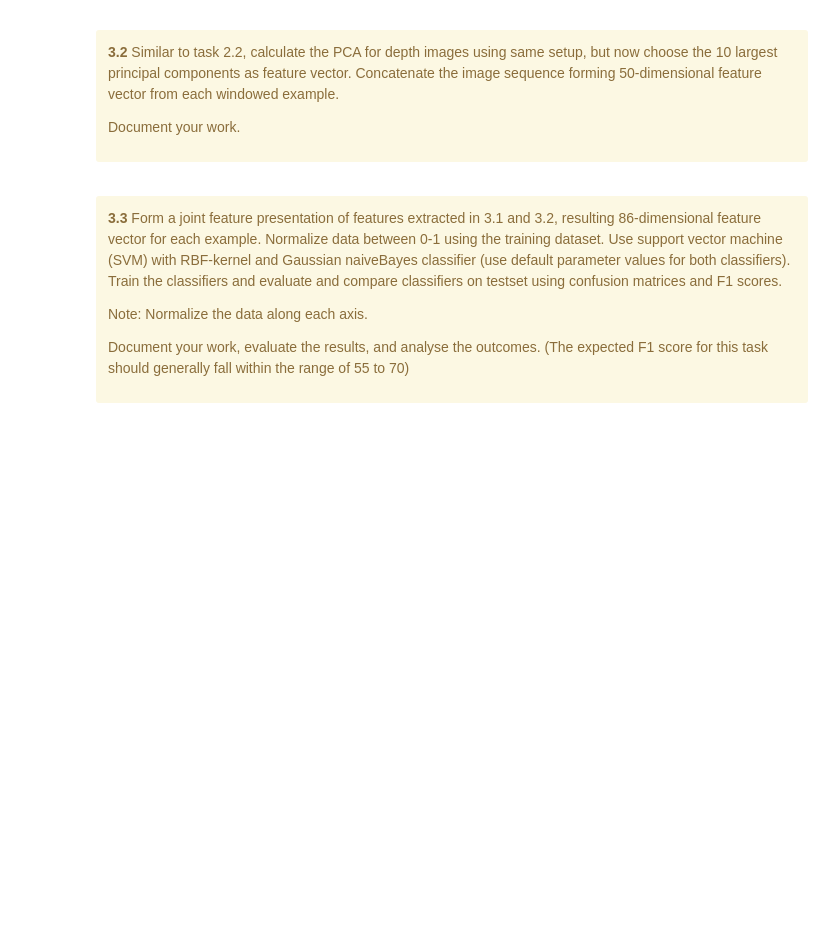
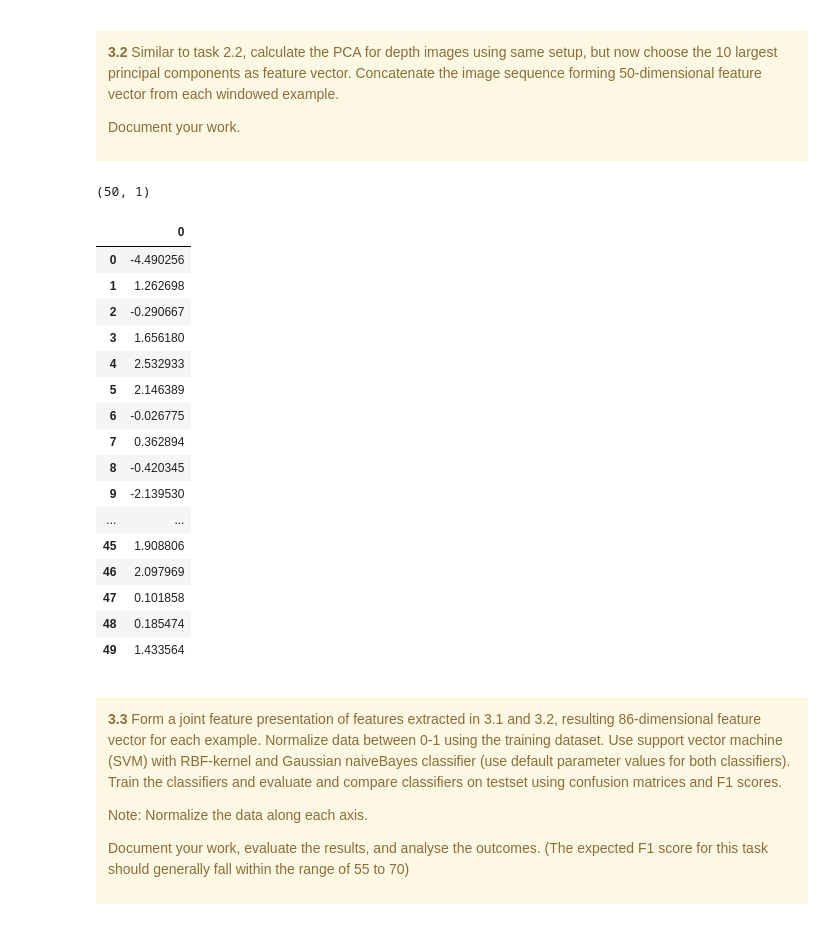
Before and after one commit to dHoundenko/Multi-Modal-Classification, a Jupyter notebook: project-work-MEx-classification.ipynb, the cells around one changed output. Cells and saved outputs as stored; diff of their text form; code cells hidden in the pictures; blank space fills up the shorter version.

```diff
--- a/project-work-MEx-classification.ipynb
+++ b/project-work-MEx-classification.ipynb
@@ -906,3 +1256,27 @@ Document your work.
+# %%
+test_data_dc['df'].iloc[0].shape
+# %% [output]
+(50, 1)
+# %%
+test_data_dc['df'].iloc[0]
+# %% [output]
+|  | 0 |
+| 0 | -4.490256 |
+| 1 | 1.262698 |
+| 2 | -0.290667 |
+| 3 | 1.656180 |
+| 4 | 2.532933 |
+| 5 | 2.146389 |
+| 6 | -0.026775 |
+| 7 | 0.362894 |
+| 8 | -0.420345 |
+| 9 | -2.139530 |
+| ... | ... |
+| 45 | 1.908806 |
+| 46 | 2.097969 |
+| 47 | 0.101858 |
+| 48 | 0.185474 |
+| 49 | 1.433564 |
 # %% [markdown]
 <a id='task3'></a>
 <div class=" alert alert-warning">
```
Also changed, not shown: parts of 25 cells of this notebook.
